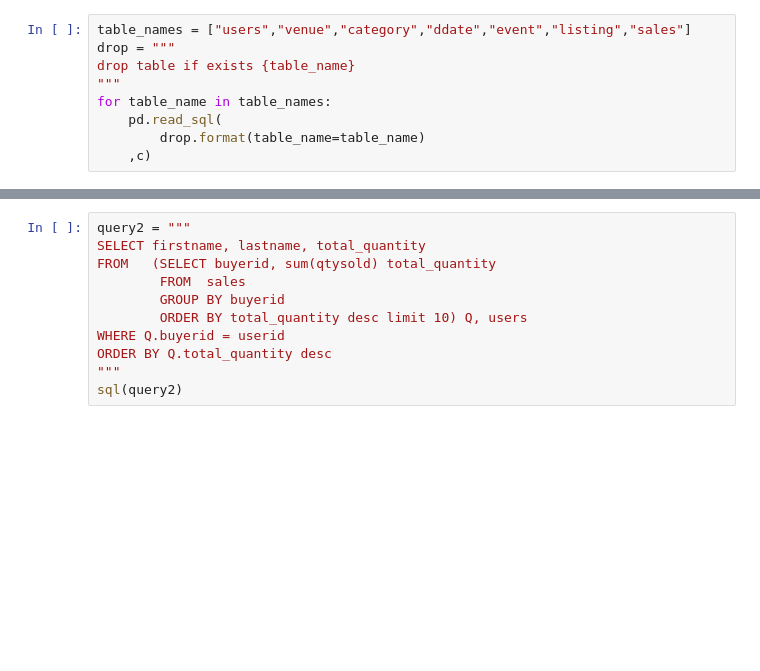
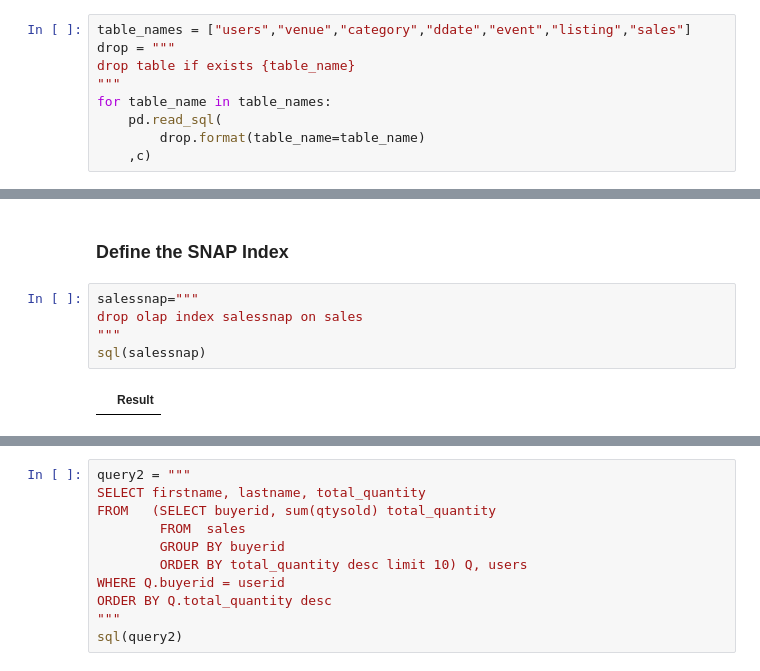
Before and after one commit to hbutani/SNAPDocs, a Jupyter notebook: redshift.ipynb, the cells around one changed output, grey strips where cells are left out. Drawn from its saved outputs; the diff is of its cells as text; blank space fills up the shorter version.

```diff
--- a/redshift.ipynb
+++ b/redshift.ipynb
@@ -161,0 +233,9 @@ sql(sales)
+# %% [markdown]
+### Define the SNAP Index
+# %%
+salessnap="""
+drop olap index salessnap on sales
+"""
+sql(salessnap)
+# %% [output]
+|  | Result |
```
Also changed, not shown: parts of 50 cells of this notebook.
